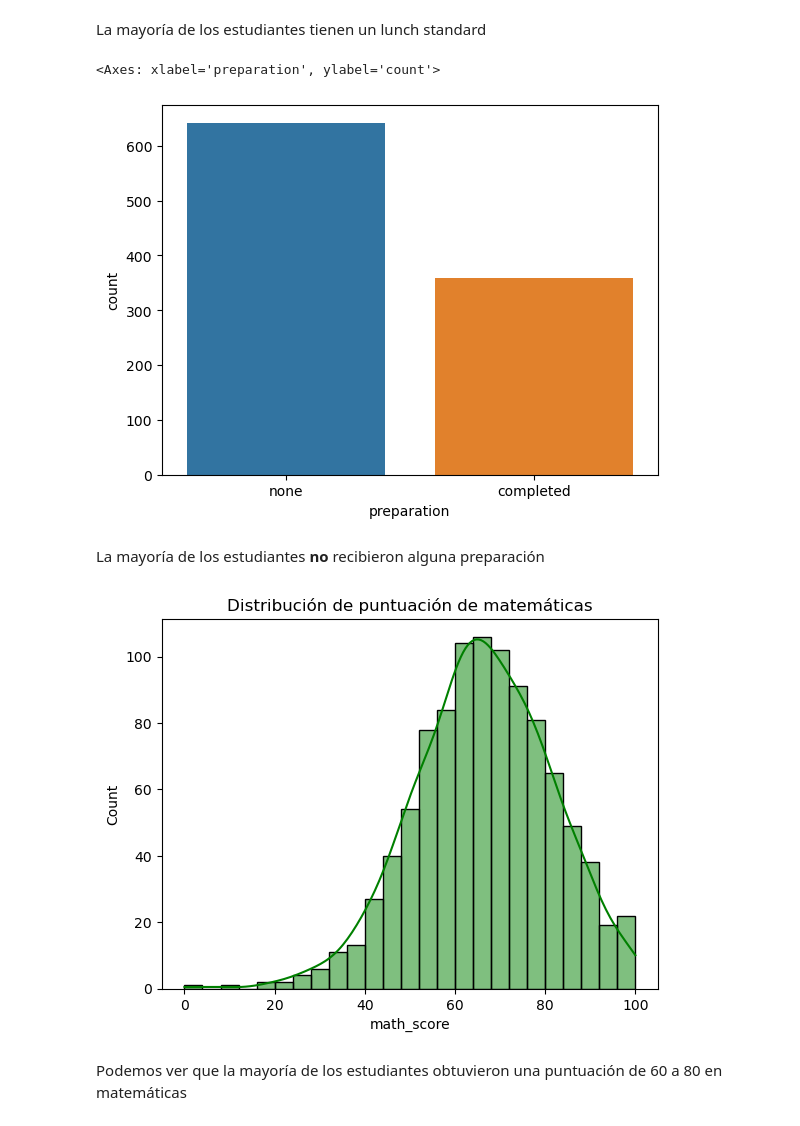
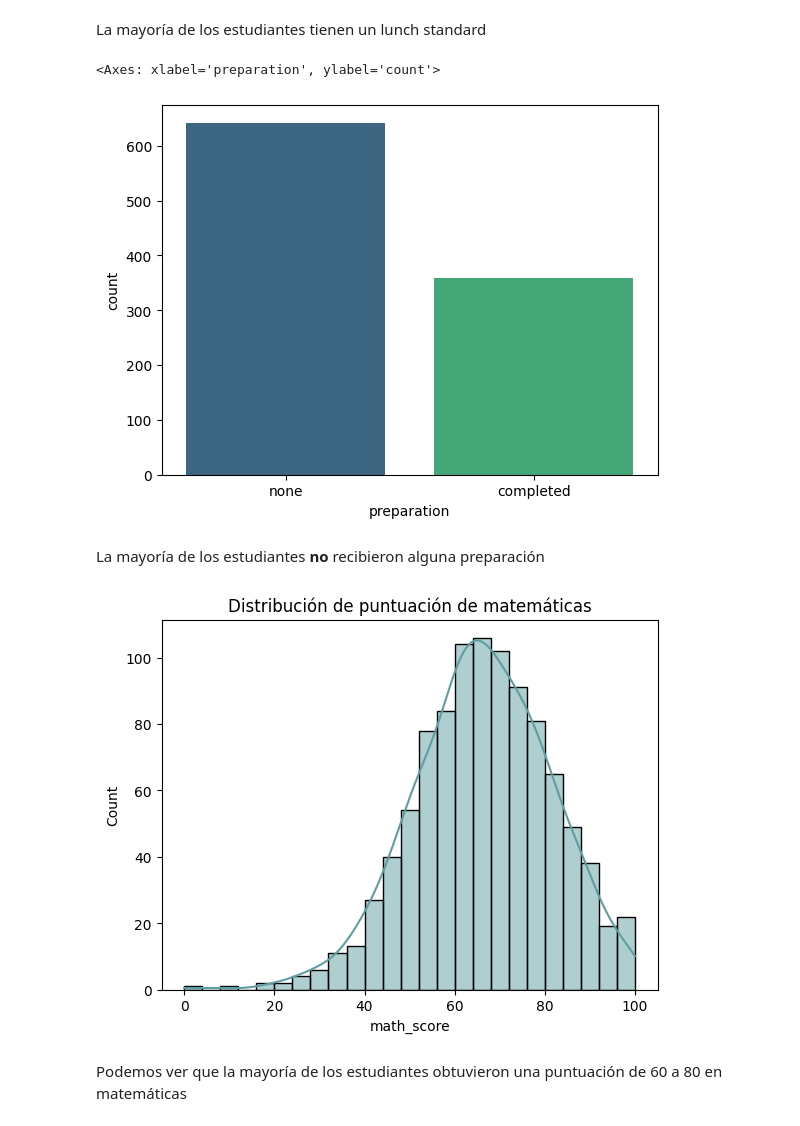
Before and after one commit to MarioChvx/ciencia_de_datos_PAMBAZO, a Jupyter notebook: proyectos/unidad1/proyecto_eda/EDA_Students_performance.ipynb, the cells around one changed output. Cells and saved outputs as stored; diff of their text form; code cells hidden in the pictures.

```diff
--- a/proyectos/unidad1/proyecto_eda/EDA_Students_performance.ipynb
+++ b/proyectos/unidad1/proyecto_eda/EDA_Students_performance.ipynb
@@ -221,18 +239,18 @@ sns.countplot(data=df, x='lunch')
 # %% [markdown]
 La mayoría de los estudiantes tienen un lunch standard
 # %%
-sns.countplot(data=df, x='preparation')
+sns.countplot(data=df, x='preparation', palette="viridis")
 # %% [output]
 <Axes: xlabel='preparation', ylabel='count'>
-[figure, old version]
+[figure, new version]
 # %% [markdown]
 La mayoría de los estudiantes **no** recibieron alguna preparación
 # %%
-sns.histplot(data=df, x='math_score', color="green", kde=True)
+sns.histplot(data=df, x='math_score', color="cadetblue", kde=True)
 plt.title('Distribución de puntuación de matemáticas')
 plt.show()
 # %% [output]
-[figure, old version]
+[figure, new version]
 # %% [markdown]
 Podemos ver que la mayoría de los estudiantes obtuvieron una puntuación de 60 a 80 en matemáticas
 # %%
```
Also changed, not shown: parts of 29 cells of this notebook.
